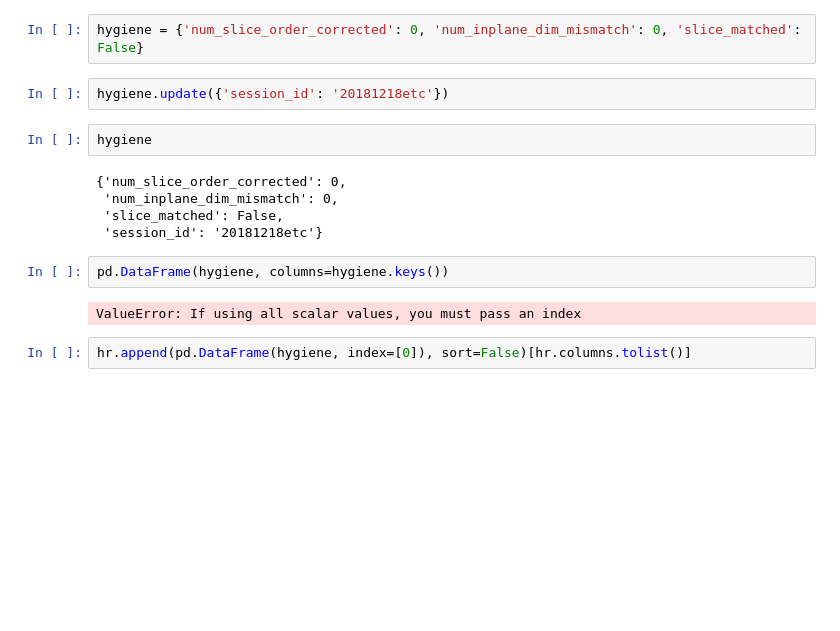
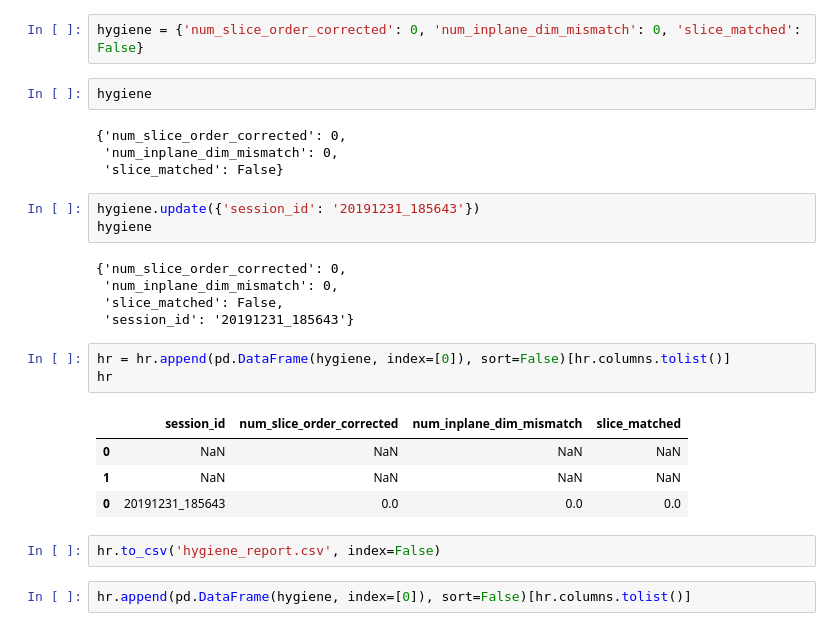
Before and after one commit to theo-barfoot/MALIMAR_data_cleaning, a Jupyter notebook: scrap.ipynb, the cells around one changed output. Saved outputs shown, nothing was run; the diff lists cells and outputs as text; blank space fills up the shorter version.

```diff
--- a/scrap.ipynb
+++ b/scrap.ipynb
@@ -1989,18 +2009,29 @@ hr
 # %%
 hygiene = {'num_slice_order_corrected': 0, 'num_inplane_dim_mismatch': 0, 'slice_matched': False}
-# %%
-hygiene.update({'session_id': '20181218etc'})
 # %%
 hygiene
 # %% [output]
 {'num_slice_order_corrected': 0,
  'num_inplane_dim_mismatch': 0,
- 'slice_matched': False,
- 'session_id': '20181218etc'}
+ 'slice_matched': False}
-# %%
-pd.DataFrame(hygiene, columns=hygiene.keys())
-# %% [output]
-ValueError: If using all scalar values, you must pass an index
+# %%
+hygiene.update({'session_id': '20191231_185643'})
+hygiene
+# %% [output]
+{'num_slice_order_corrected': 0,
+ 'num_inplane_dim_mismatch': 0,
+ 'slice_matched': False,
+ 'session_id': '20191231_185643'}
+# %%
+hr = hr.append(pd.DataFrame(hygiene, index=[0]), sort=False)[hr.columns.tolist()]
+hr
+# %% [output]
+|  | session_id | num_slice_order_corrected | num_inplane_dim_mismatch | slice_matched |
+| 0 | NaN | NaN | NaN | NaN |
+| 1 | NaN | NaN | NaN | NaN |
+| 0 | 20191231_185643 | 0.0 | 0.0 | 0.0 |
+# %%
+hr.to_csv('hygiene_report.csv', index=False)
 # %%
 hr.append(pd.DataFrame(hygiene, index=[0]), sort=False)[hr.columns.tolist()]
 # %% [output]
```
Also changed, not shown: parts of 4 cells of this notebook, 3 other files.
